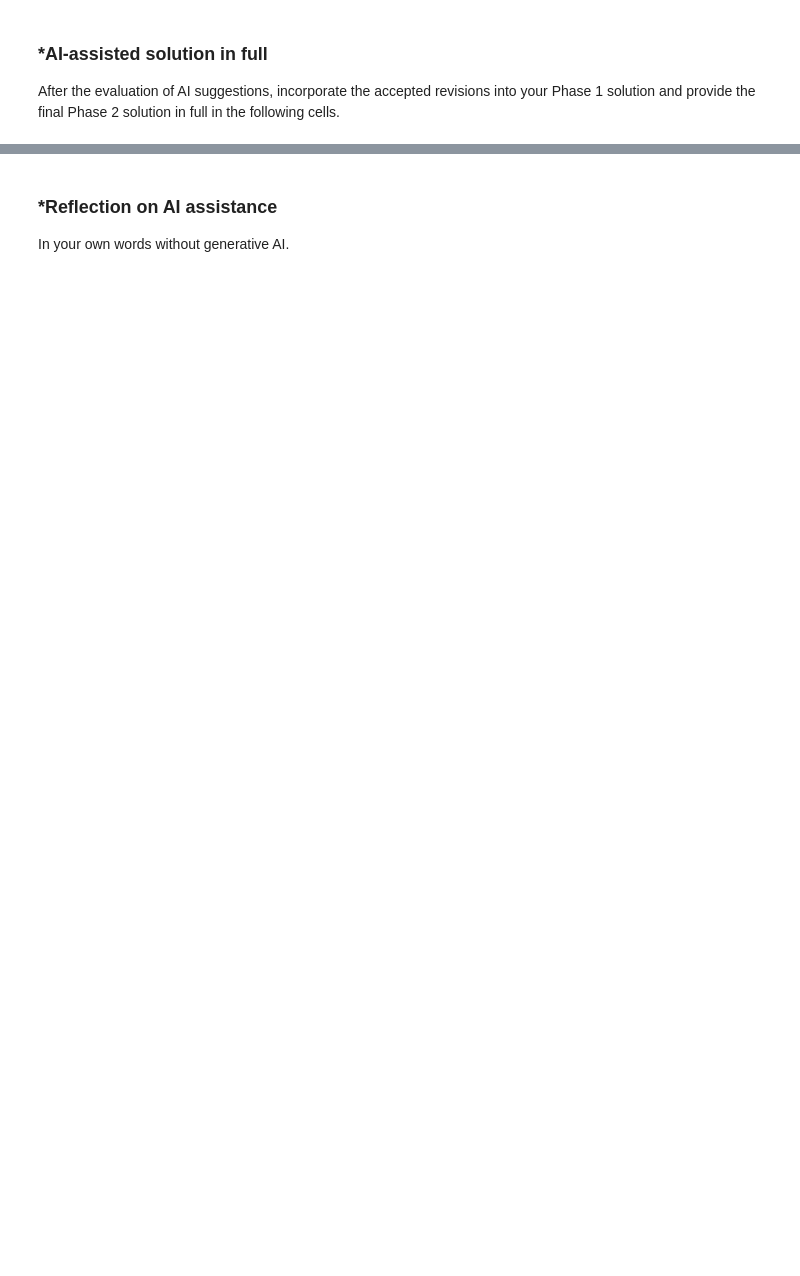
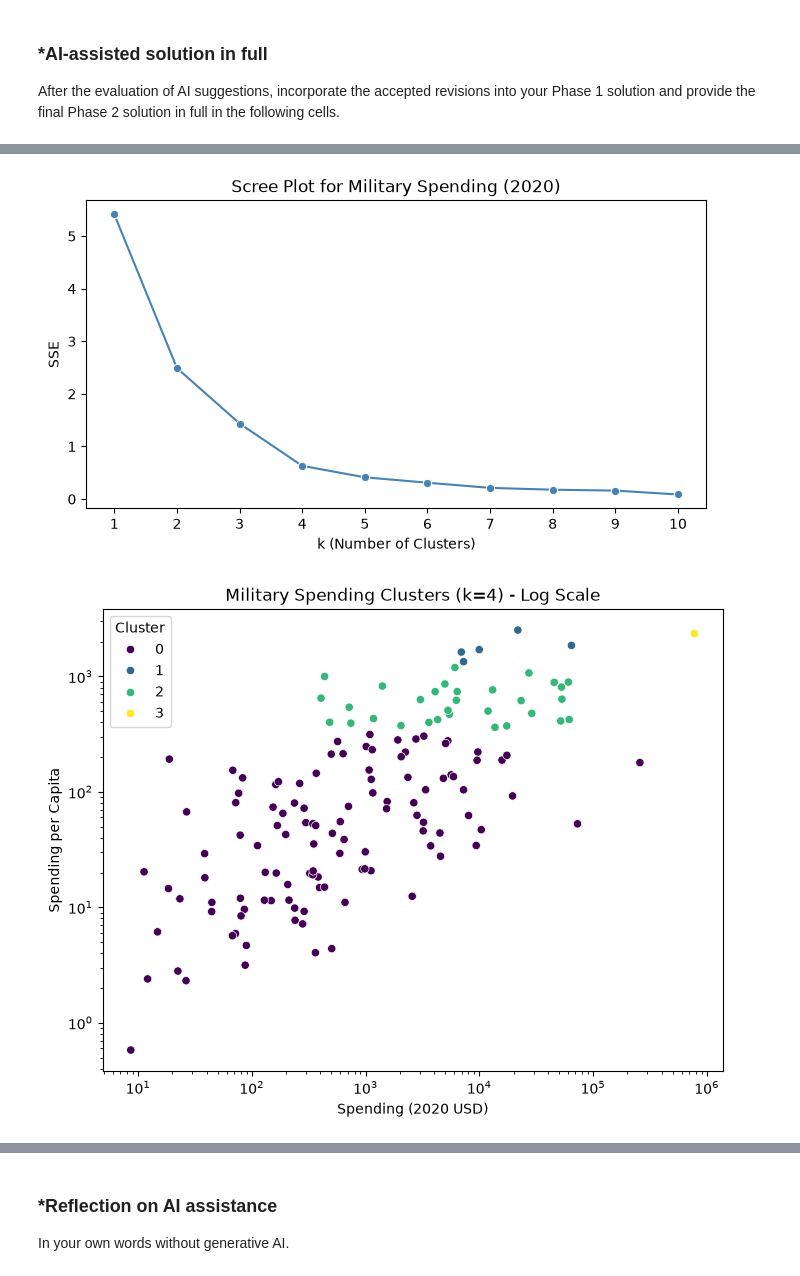
Before and after one commit to Brustachio/A04-clustering, a Jupyter notebook: notebook.ipynb, the cells around one changed output, grey strips where cells are left out. Drawn from its saved outputs; the diff is of its cells as text; code cells hidden in the pictures; blank space fills up the shorter version.

```diff
--- a/notebook.ipynb
+++ b/notebook.ipynb
@@ -456,0 +498,9 @@ After the evaluation of AI suggestions, incorporate the accepted revisions into
+# %%
+# Q1 Part 2: Make scatterplots of the (X1,X2) points by group
+
+# Loop through each dataset and create a separate, full-sized scatterplot
+for noise, df in datasets.items():
+    plt.figure(figsize=(6, 4))
+    sns.scatterplot(data=df, x="x1", y="x2", hue="group")
+    plt.title(f"Noise: {noise}")
+    plt.show()
@@ -456,0 +596,71 @@ After the evaluation of AI suggestions, incorporate the accepted revisions into
+# %%
+# Q2 Part 2: Max-min normalize, scree plot, and clustering
+
+# Max-min normalize the two specific features
+features_p2 = ['Spending (2020 USD)_clean', 'Spending per Capita_clean']
+X_p2 = df_model[features_p2]
+
+scaler = MinMaxScaler()
+X_p2_scaled = pd.DataFrame(
+    scaler.fit_transform(X_p2),
+    columns=features_p2,
+    index=df_model.index
+)
+
+# Create a scree plot to determine the optimal k
+ks = np.arange(1, 11)
+SSE = []
+
+for k in ks:
+    model = KMeans(n_clusters=k, n_init='auto', random_state=42)
+    model.fit(X_p2_scaled)
+    SSE.append(model.inertia_)
+
+plt.figure(figsize=(8, 4))
+sns.lineplot(x=ks, y=SSE, marker='o', color='steelblue')
+plt.title('Scree Plot for Military Spending (2020)')
+plt.xlabel('k (Number of Clusters)')
+plt.ylabel('SSE')
+plt.xticks(ks)
+plt.grid(False)
+plt.show()
+
+# Based on the scree plot elbow, select the optimal k
+optimal_k = 4
+
+# K-means clustering and Scatter plot
+kmeans = KMeans(n_clusters=optimal_k, n_init='auto', random_state=42)
+df_model['cluster_p2'] = kmeans.fit_predict(X_p2_scaled)
+
+plt.figure(figsize=(8, 6))
+sns.scatterplot(
+    data=df_model,
+    x='Spending (2020 USD)_clean',
+    y='Spending per Capita_clean',
+    hue='cluster_p2',
+    palette='viridis'
+)
+plt.title(f'Military Spending Clusters (k={optimal_k}) - Log Scale')
+plt.xlabel('Spending (2020 USD)')
+plt.ylabel('Spending per Capita')
+plt.legend(title='Cluster')
+
+# IMPROVEMENT 1: Apply logarithmic scale to un-stretch the outlier tail
+plt.xscale('log')
+plt.yscale('log')
+
+plt.show()
+
+# Compute describe table conditional on cluster membership
+print("Cluster Summary Statistics:")
+cluster_stats = df_model.groupby('cluster_p2')[features_p2].describe().round(2)
+display(cluster_stats)
+
+# Find where the United States is located
+if 'Country' in df_model.columns:
+    us_data = df_model[df_model['Country'].str.contains('United States', na=False, case=False)]
+    print("\nUnited States Cluster Membership:")
+    display(us_data[['Country', 'cluster_p2'] + features_p2])
+# %% [output]
+[figure, added]
+[figure, added]
```
Also changed, not shown: parts of 23 cells of this notebook.
